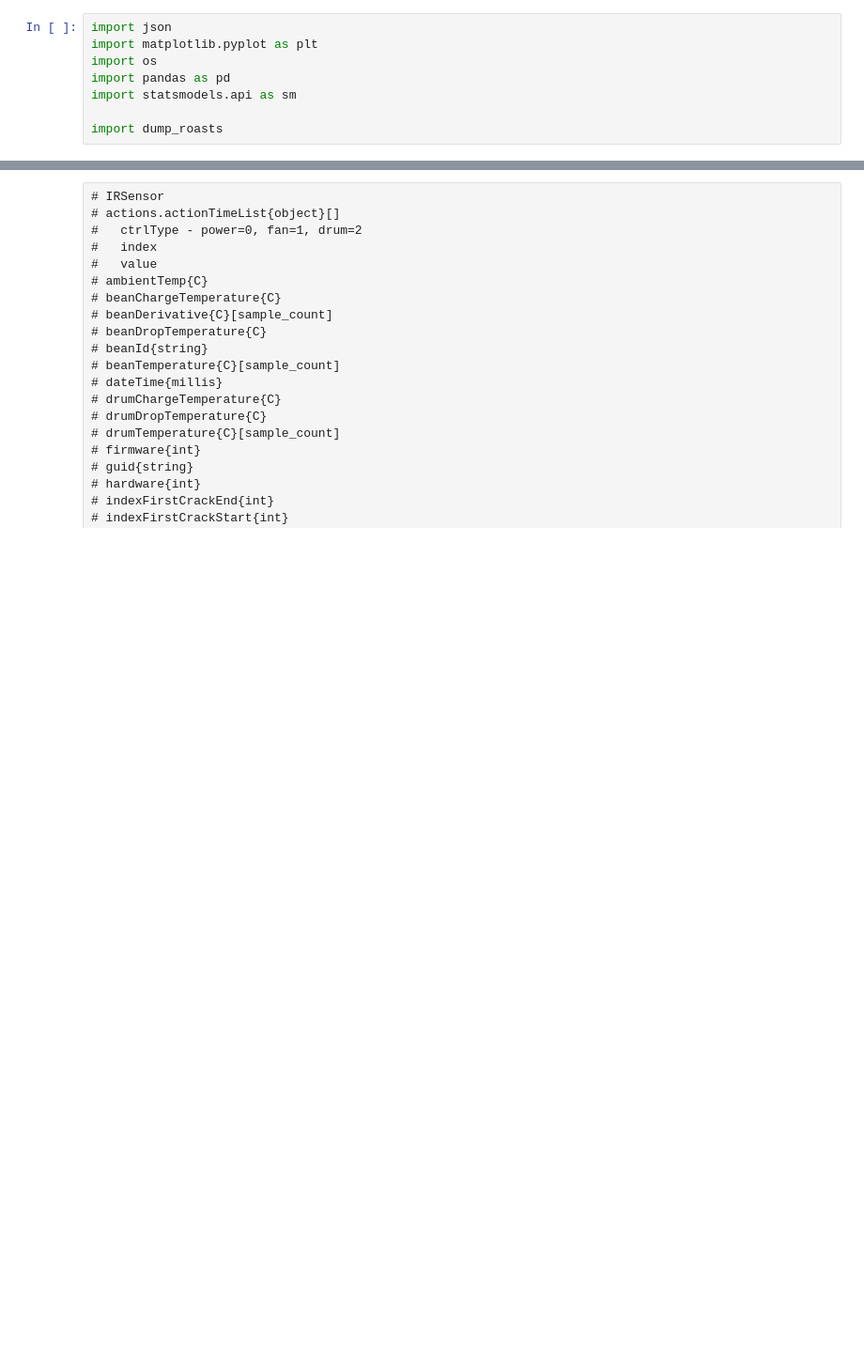
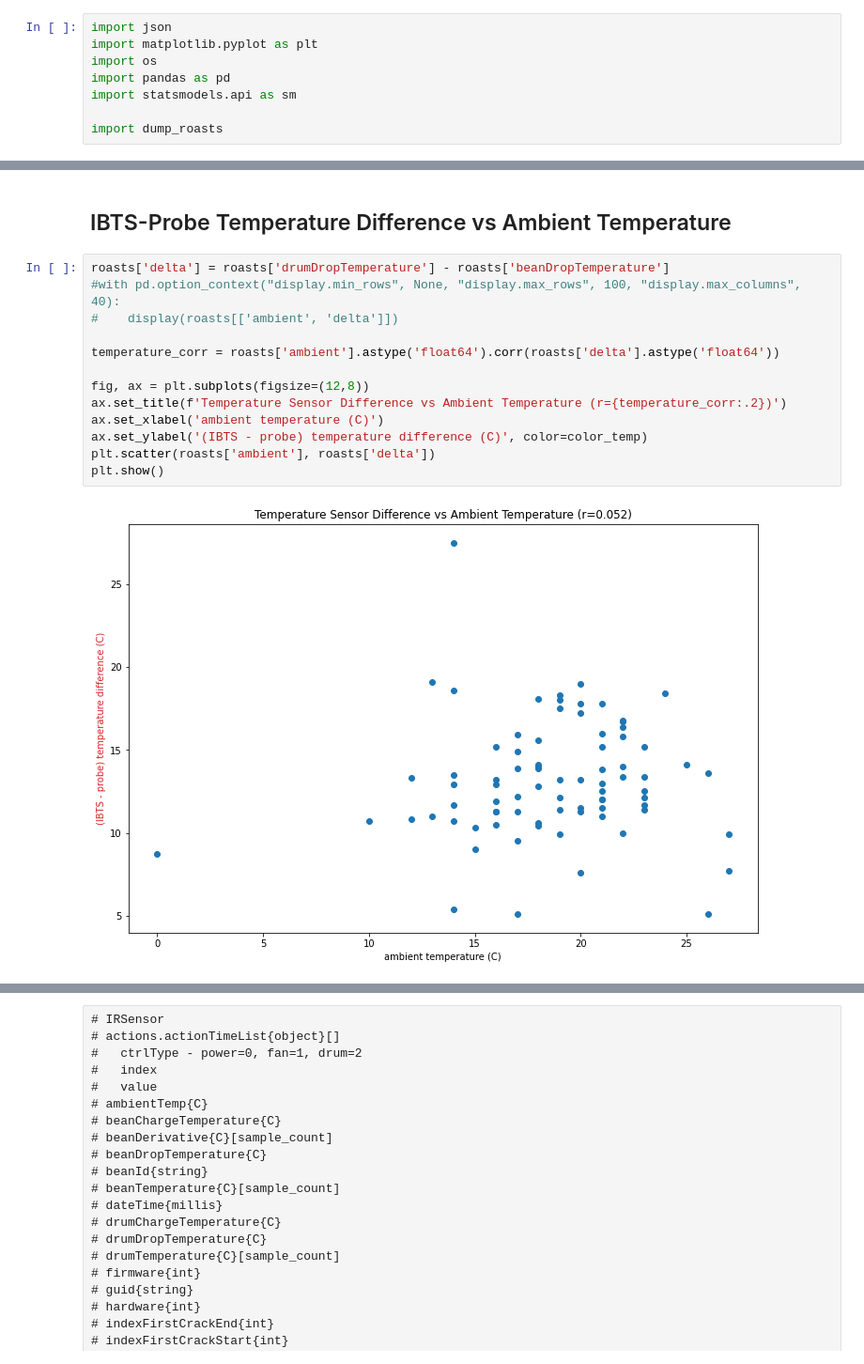
Before and after one commit to jglogan/roastime-data, a Jupyter notebook: roast-analysis.ipynb, the cells around one changed output, grey strips where cells are left out. Shown: that part at 94% size. Cells and saved outputs as stored; diff of their text form; blank space fills up the shorter version.

```diff
--- a/roast-analysis.ipynb
+++ b/roast-analysis.ipynb
@@ -163 +171,18 @@ print('OK')
 OK
+# %% [markdown]
+## IBTS-Probe Temperature Difference vs Ambient Temperature
+# %%
+roasts['delta'] = roasts['drumDropTemperature'] - roasts['beanDropTemperature']
+#with pd.option_context("display.min_rows", None, "display.max_rows", 100, "display.max_columns", 40):
+#    display(roasts[['ambient', 'delta']])
+
+temperature_corr = roasts['ambient'].astype('float64').corr(roasts['delta'].astype('float64'))
+
+fig, ax = plt.subplots(figsize=(12,8))
+ax.set_title(f'Temperature Sensor Difference vs Ambient Temperature (r={temperature_corr:.2})')
+ax.set_xlabel('ambient temperature (C)')
+ax.set_ylabel('(IBTS - probe) temperature difference (C)', color=color_temp)
+plt.scatter(roasts['ambient'], roasts['delta'])
+plt.show()
+# %% [output]
+[figure, added]
```
Also changed, not shown: parts of 3 cells of this notebook.
